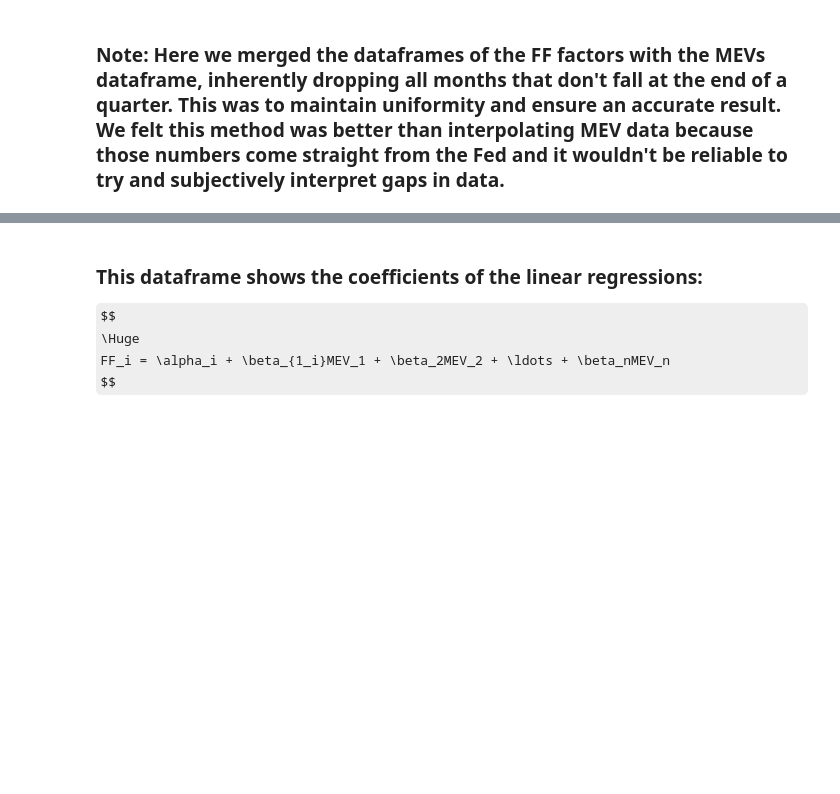
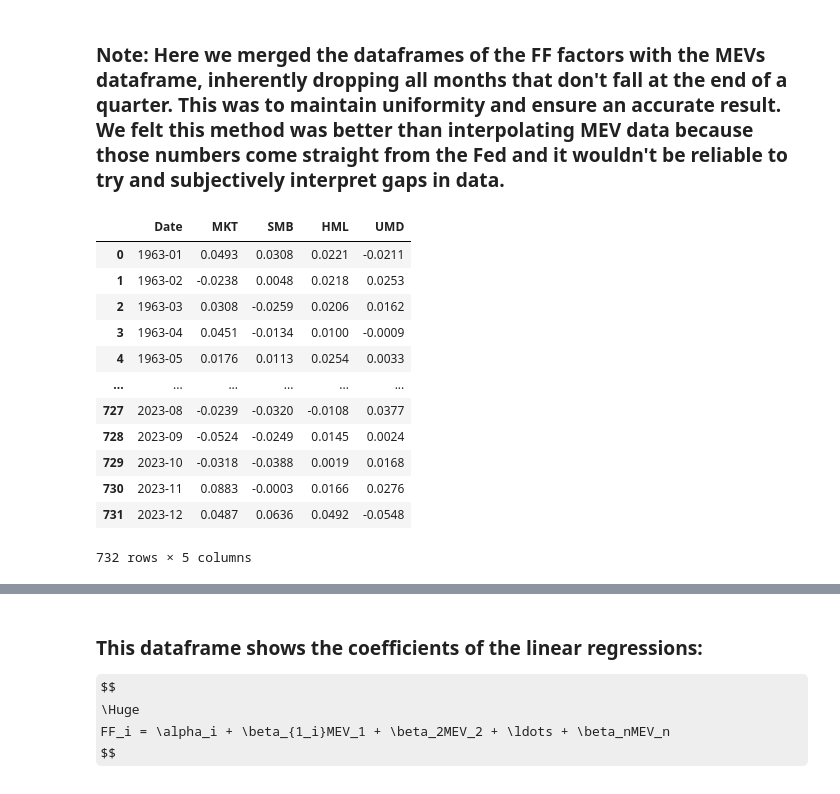
Before and after one commit to vafang25/Econ_Project_2, a Jupyter notebook: Data_Project_2.ipynb, the cells around one changed output, grey strips where cells are left out. Saved outputs shown, nothing was run; the diff lists cells and outputs as text; code cells hidden in the pictures; some formulas as TeX source; blank space fills up the shorter version.

```diff
--- a/Data_Project_2.ipynb
+++ b/Data_Project_2.ipynb
@@ -232,0 +251,16 @@ $$
+# %%
+FF_factors
+# %% [output]
+|  | Date | MKT | SMB | HML | UMD |
+| 0 | 1963-01 | 0.0493 | 0.0308 | 0.0221 | -0.0211 |
+| 1 | 1963-02 | -0.0238 | 0.0048 | 0.0218 | 0.0253 |
+| 2 | 1963-03 | 0.0308 | -0.0259 | 0.0206 | 0.0162 |
+| 3 | 1963-04 | 0.0451 | -0.0134 | 0.0100 | -0.0009 |
+| 4 | 1963-05 | 0.0176 | 0.0113 | 0.0254 | 0.0033 |
+| ... | ... | ... | ... | ... | ... |
+| 727 | 2023-08 | -0.0239 | -0.0320 | -0.0108 | 0.0377 |
+| 728 | 2023-09 | -0.0524 | -0.0249 | 0.0145 | 0.0024 |
+| 729 | 2023-10 | -0.0318 | -0.0388 | 0.0019 | 0.0168 |
+| 730 | 2023-11 | 0.0883 | -0.0003 | 0.0166 | 0.0276 |
+| 731 | 2023-12 | 0.0487 | 0.0636 | 0.0492 | -0.0548 |
+732 rows × 5 columns
```
Also changed, not shown: parts of 15 cells of this notebook.
